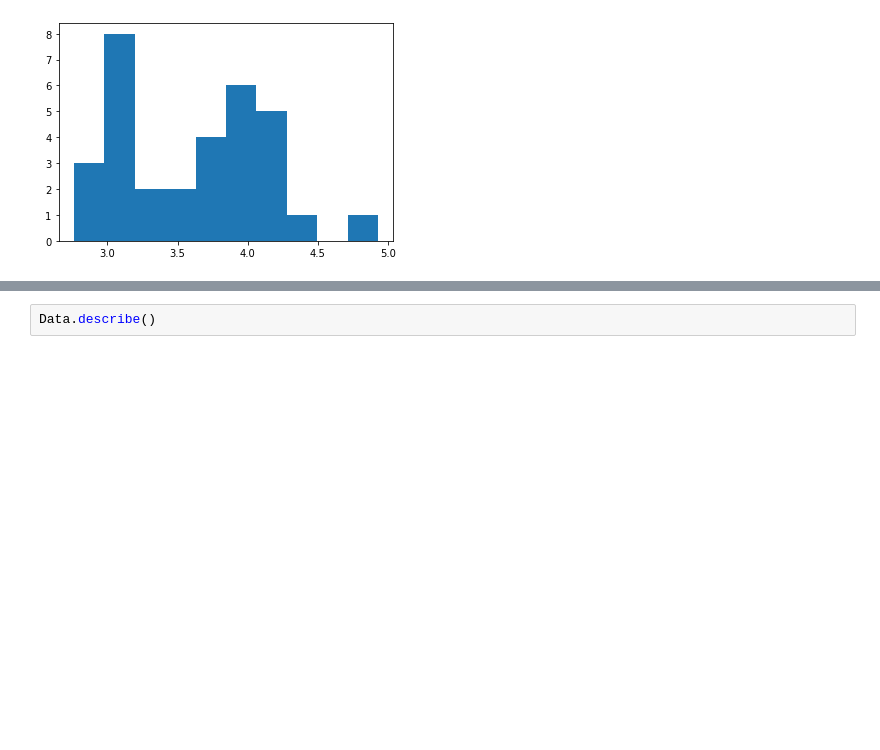
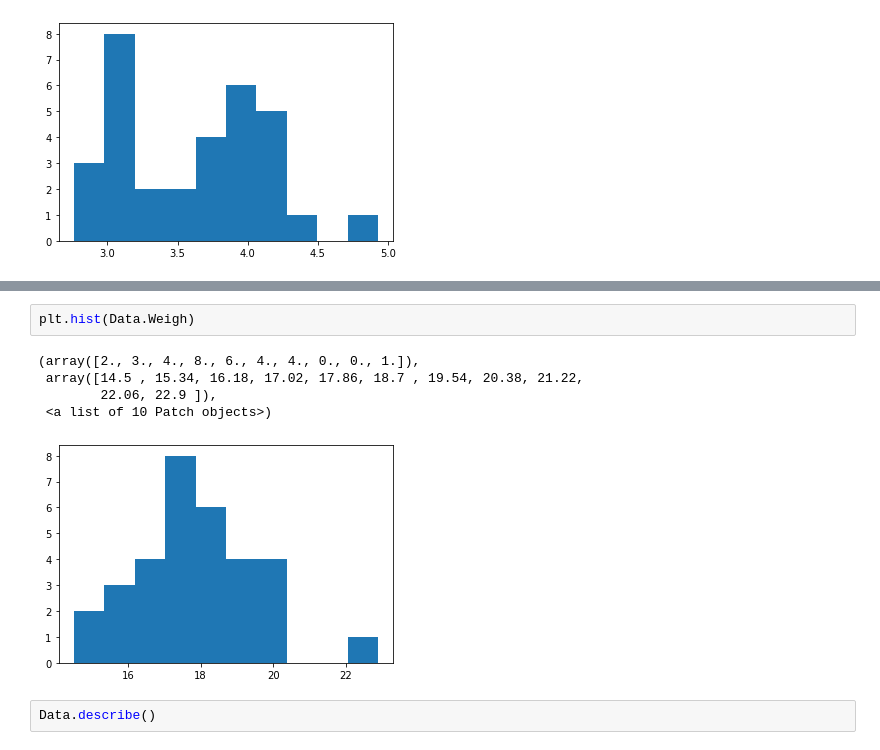
Before and after one commit to RiteshopShrivastava/Python, a Jupyter notebook: Assignment1.ipynb, the cells around one changed output, grey strips where cells are left out. Saved outputs shown, nothing was run; the diff lists cells and outputs as text; blank space fills up the shorter version.

```diff
--- a/Assignment1.ipynb
+++ b/Assignment1.ipynb
@@ -82,3 +130,11 @@ plt.hist(Data.Points)
+# %%
+plt.hist(Data.Weigh)
+# %% [output]
+(array([2., 3., 4., 8., 6., 4., 4., 0., 0., 1.]),
+ array([14.5 , 15.34, 16.18, 17.02, 17.86, 18.7 , 19.54, 20.38, 21.22,
+        22.06, 22.9 ]),
+ <a list of 10 Patch objects>)
+[figure, added]
 # %%
 Data.describe()
 # %% [output]
```
Also changed, not shown: parts of 7 cells of this notebook.
